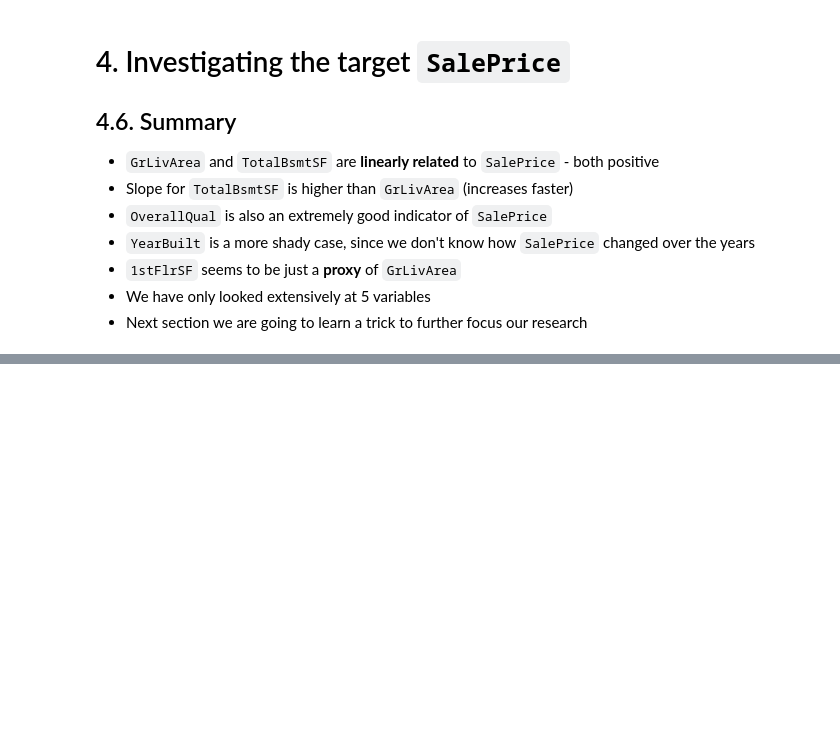
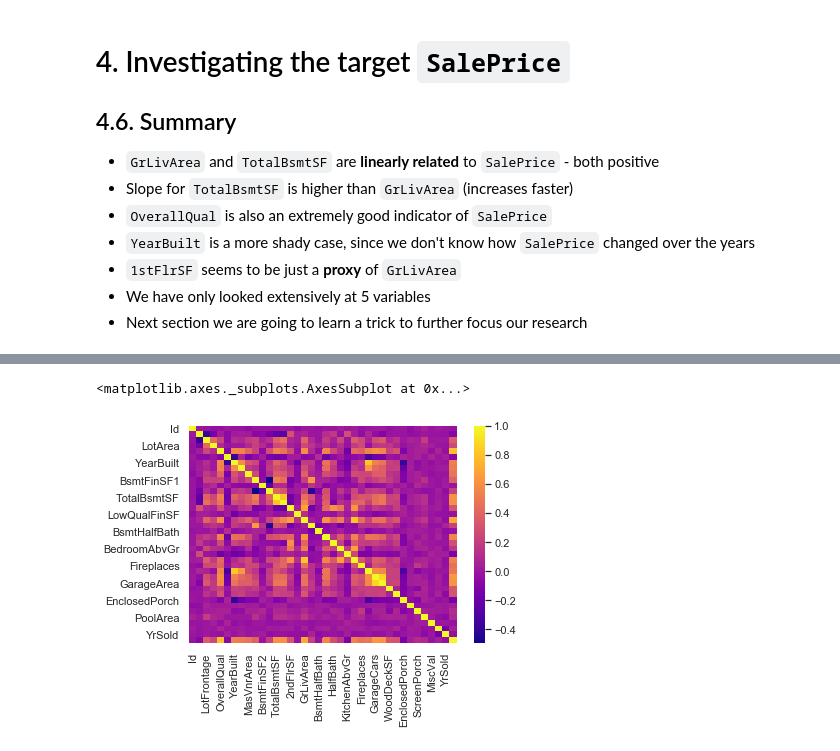
Before and after one commit to pedroallenrevez/PythonClasses, a Jupyter notebook: 3-Visualization/index.ipynb, the cells around one changed output, grey strips where cells are left out. Saved outputs shown, nothing was run; the diff lists cells and outputs as text; code cells hidden in the pictures; blank space fills up the shorter version.

```diff
--- a/3-Visualization/index.ipynb
+++ b/3-Visualization/index.ipynb
@@ -901,0 +1010,6 @@ Taking notes:
+# %%
+corrmat = df.corr()
+sns.heatmap(corrmat, cmap='plasma')
+# %% [output]
+<matplotlib.axes._subplots.AxesSubplot at 0x...>
+[figure, added]
```
Also changed, not shown: parts of 89 cells of this notebook, 5 other files.
